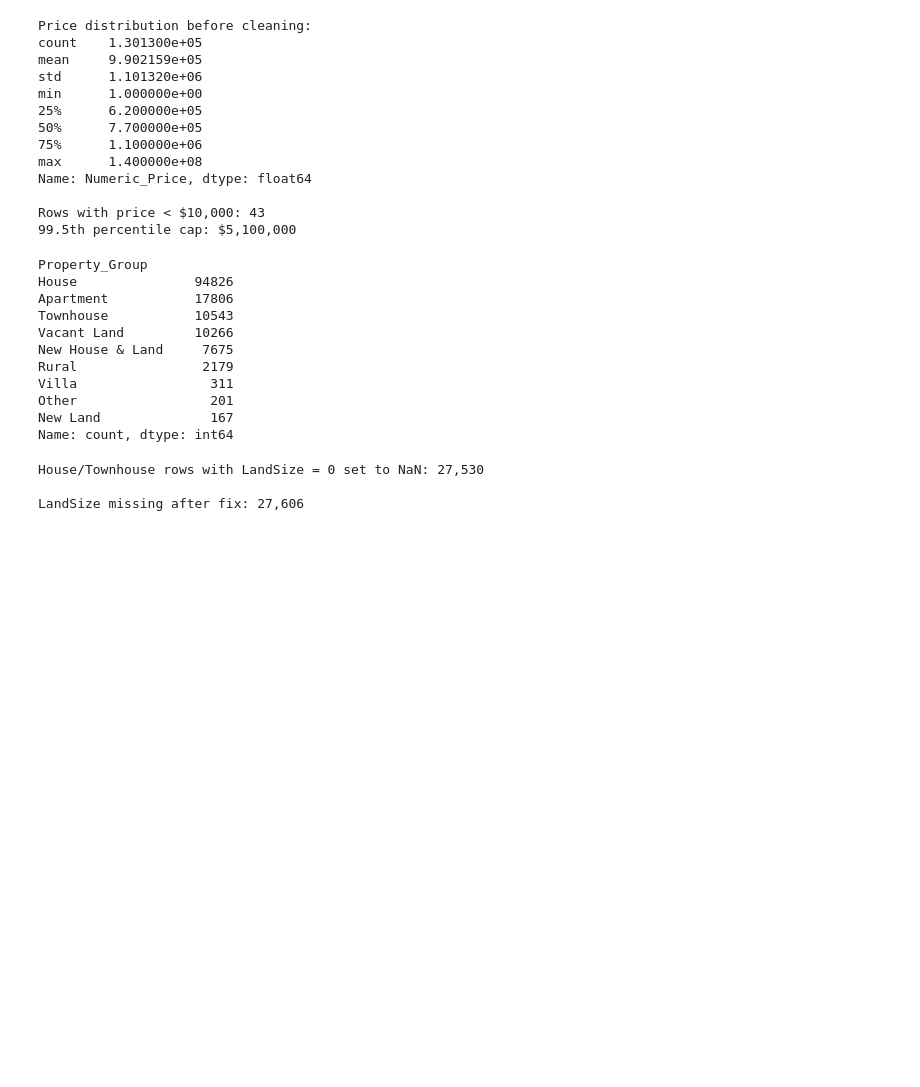
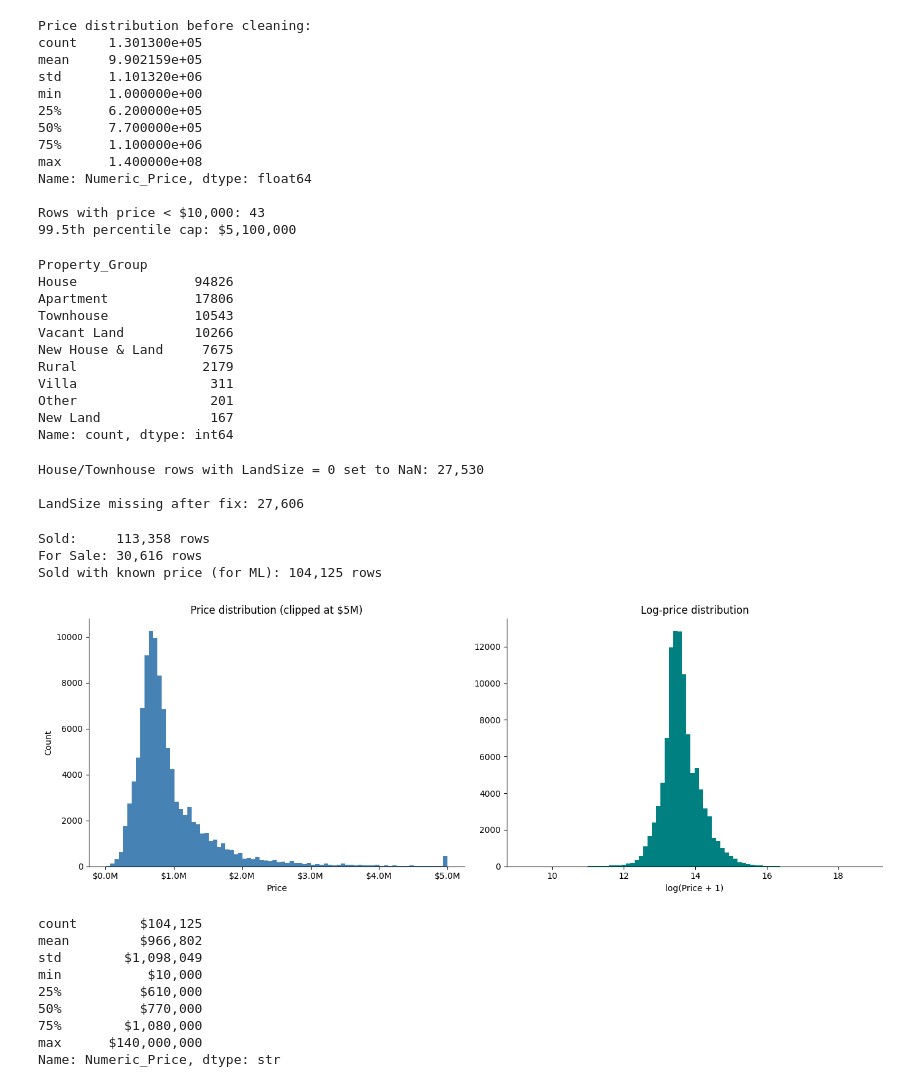
Before and after one commit to laihoangson/real-estate, a Jupyter notebook: report/eda&ml.ipynb, the cells around one changed output. Cells and saved outputs as stored; diff of their text form; code cells hidden in the pictures; blank space fills up the shorter version.

```diff
--- a/report/eda&ml.ipynb
+++ b/report/eda&ml.ipynb
@@ -147,18 +147,63 @@ Villa                 311
 Other                 201
 New Land              167
 Name: count, dtype: int64
+# %%
+# Flag vacant / land-type properties
+df['Is_Land'] = df['Property_Group'].isin(['Vacant Land', 'New Land', 'New House & Land']).astype(int)
+
+# LandSize = 0 for apartments is plausible (strata title, no individual land)
+# LandSize = 0 for houses/townhouses is suspicious — set to NaN
+mask_land_zero = (df['LandSize_sqm'] == 0) & (~df['Is_Land'].astype(bool)) & (df['Property_Group'].isin(['House', 'Townhouse']))
+print(f"House/Townhouse rows with LandSize = 0 set to NaN: {mask_land_zero.sum():,}")
+df.loc[mask_land_zero, 'LandSize_sqm'] = np.nan
+
+print(f"\nLandSize missing after fix: {df['LandSize_sqm'].isna().sum():,}")
+# %% [output]
+House/Townhouse rows with LandSize = 0 set to NaN: 27,530
+
+LandSize missing after fix: 27,606
 # %%
-# Flag vacant / land-type properties
-df['Is_Land'] = df['Property_Group'].isin(['Land', 'Rural']).astype(int)
+# Split: Sold vs For Sale
+sold    = df[df['Status'] == 'Sold'].copy()
+forsale = df[df['Status'] == 'For Sale'].copy()
 
-# LandSize = 0 for apartments is plausible (strata title, no individual land)
-# LandSize = 0 for houses/townhouses is suspicious — set to NaN
-mask_land_zero = (df['LandSize_sqm'] == 0) & (~df['Is_Land'].astype(bool)) & (df['Property_Group'].isin(['House', 'Townhouse']))
-print(f"House/Townhouse rows with LandSize = 0 set to NaN: {mask_land_zero.sum():,}")
-df.loc[mask_land_zero, 'LandSize_sqm'] = np.nan
+print(f"Sold:     {len(sold):,} rows")
+print(f"For Sale: {len(forsale):,} rows")
 
-print(f"\nLandSize missing after fix: {df['LandSize_sqm'].isna().sum():,}")
+# For ML, we need a known price — drop Sold rows where price is withheld
+sold_ml = sold.dropna(subset=['Numeric_Price']).copy()
+print(f"Sold with known price (for ML): {len(sold_ml):,} rows")
 # %% [output]
-House/Townhouse rows with LandSize = 0 set to NaN: 27,530
-
-LandSize missing after fix: 27,606
+Sold:     113,358 rows
+For Sale: 30,616 rows
+Sold with known price (for ML): 104,125 rows
+# %%
+fig, axes = plt.subplots(1, 2, figsize=(14, 5))
+
+# Raw scale
+axes[0].hist(sold_ml['Numeric_Price'].clip(upper=5e6), bins=80, color='steelblue', edgecolor='none')
+axes[0].xaxis.set_major_formatter(mticker.FuncFormatter(lambda x, _: f'${x/1e6:.1f}M'))
+axes[0].set_title('Price distribution (clipped at $5M)')
+axes[0].set_xlabel('Price')
+axes[0].set_ylabel('Count')
+
+# Log scale — closer to normal, better for modelling
+axes[1].hist(np.log1p(sold_ml['Numeric_Price']), bins=80, color='teal', edgecolor='none')
+axes[1].set_title('Log-price distribution')
+axes[1].set_xlabel('log(Price + 1)')
+
+plt.tight_layout()
+plt.show()
+
+print(sold_ml['Numeric_Price'].describe().apply(lambda x: f'${x:,.0f}'))
+# %% [output]
+[figure, added]
+count        $104,125
+mean         $966,802
+std        $1,098,049
+min           $10,000
+25%          $610,000
+50%          $770,000
+75%        $1,080,000
+max      $140,000,000
+Name: Numeric_Price, dtype: str
```
Also changed, not shown: parts of 20 cells of this notebook, 2 other files.
